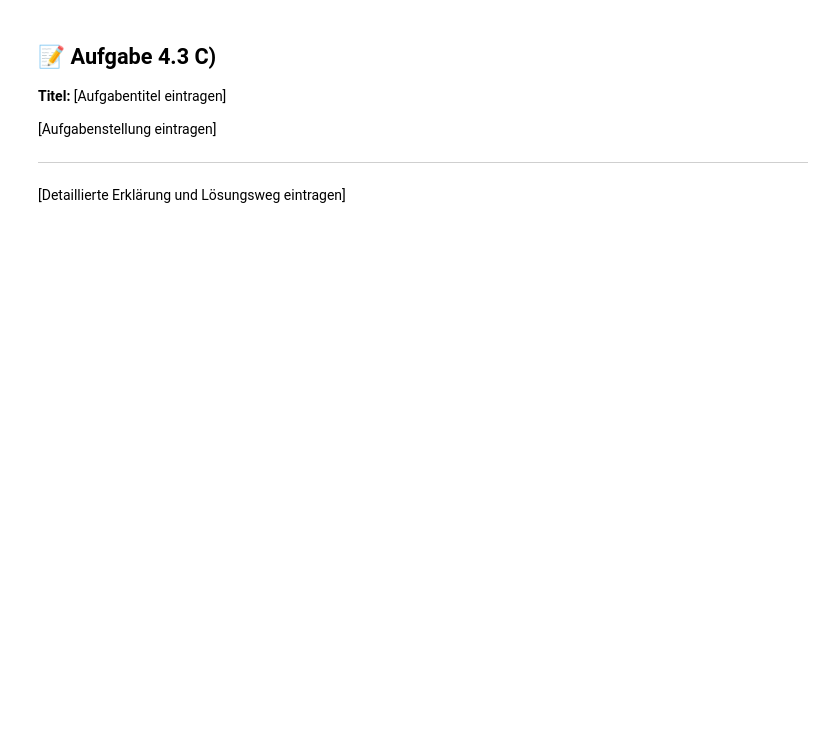
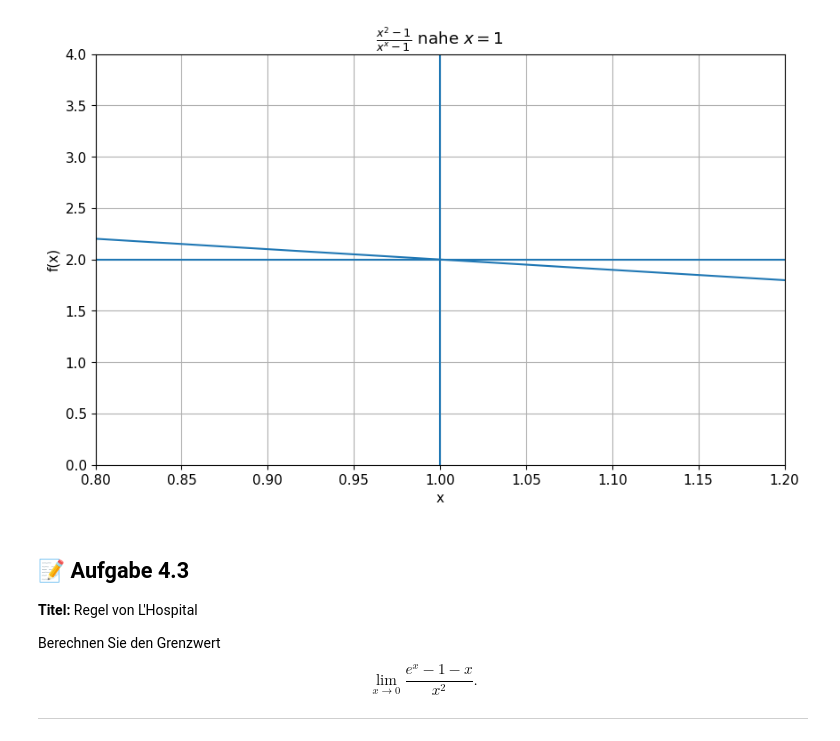
Before and after one commit to github-mathe/mathematik-skript, a Jupyter notebook: notebooks_tmp/Mathematik_II_Uebung_04.ipynb, the cells around one changed output. Cells and saved outputs as stored; diff of their text form; code cells hidden in the pictures; blank space fills up the shorter version.

```diff
--- a/notebooks_tmp/Mathematik_II_Uebung_04.ipynb
+++ b/notebooks_tmp/Mathematik_II_Uebung_04.ipynb
@@ -96,11 +772,45 @@ Dieses Aufgabeblatt behandelt [Thema eintragen].
+# %%
+import numpy as np
+import matplotlib.pyplot as plt
+
+def f2(t):
+    return (t**2 - 1) / (np.power(t, t) - 1)
+
+eps = 1e-5
+xs_left  = np.linspace(0.8, 1-eps, 2000)
+xs_right = np.linspace(1+eps, 1.2, 2000)
+
+xs = np.concatenate([xs_left, xs_right])
+ys = f2(xs)
+
+plt.figure()
+plt.plot(xs, ys)
+
+# Grenzwert-Linien
+plt.axvline(1)
+plt.axhline(2)
+
+plt.title(r"$\frac{x^2-1}{x^x-1}$ nahe $x=1$")
+plt.xlabel("x")
+plt.ylabel("f(x)")
+plt.grid()
+
+plt.ylim(0, 4)
+plt.xlim(0.8, 1.2)
+
+plt.show()
+# %% [output]
+[figure, added]
 # %% [markdown]
 <a id="aufgabe3"></a>
-## 📝 Aufgabe 4.3 C)
+## 📝 Aufgabe 4.3
 
-**Titel:** [Aufgabentitel eintragen]
+**Titel:** Regel von L'Hospital
 
-[Aufgabenstellung eintragen]
+
+
+Berechnen Sie den Grenzwert
+$$\lim_{x\to 0}\frac{e^x-1-x}{x^2}.$$
+
 
 ---
-# %% [markdown]
-[Detaillierte Erklärung und Lösungsweg eintragen]
```
Also changed, not shown: parts of 49 cells of this notebook.
